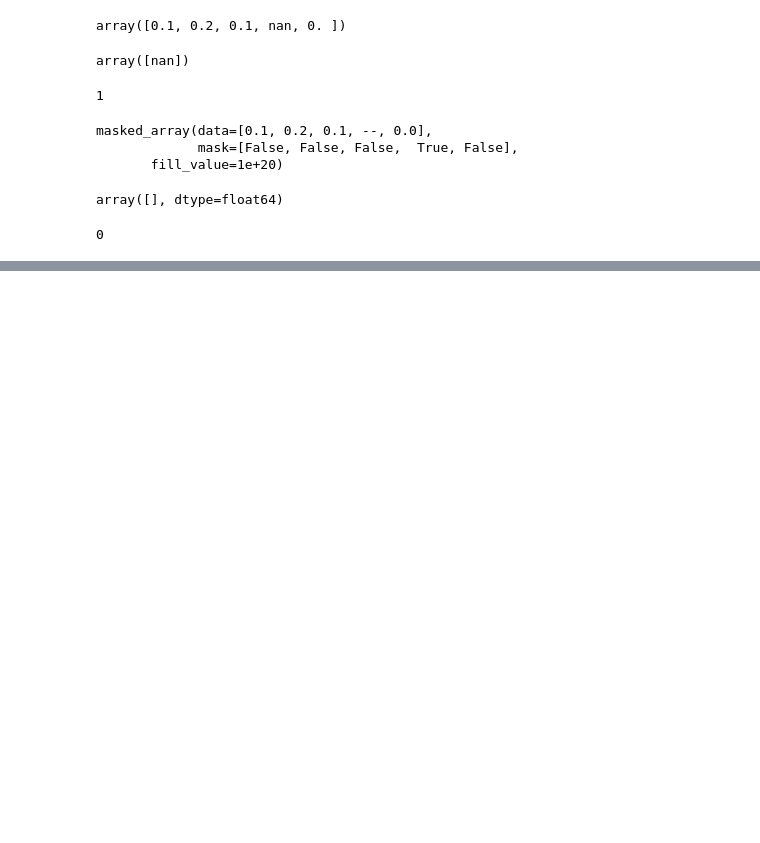
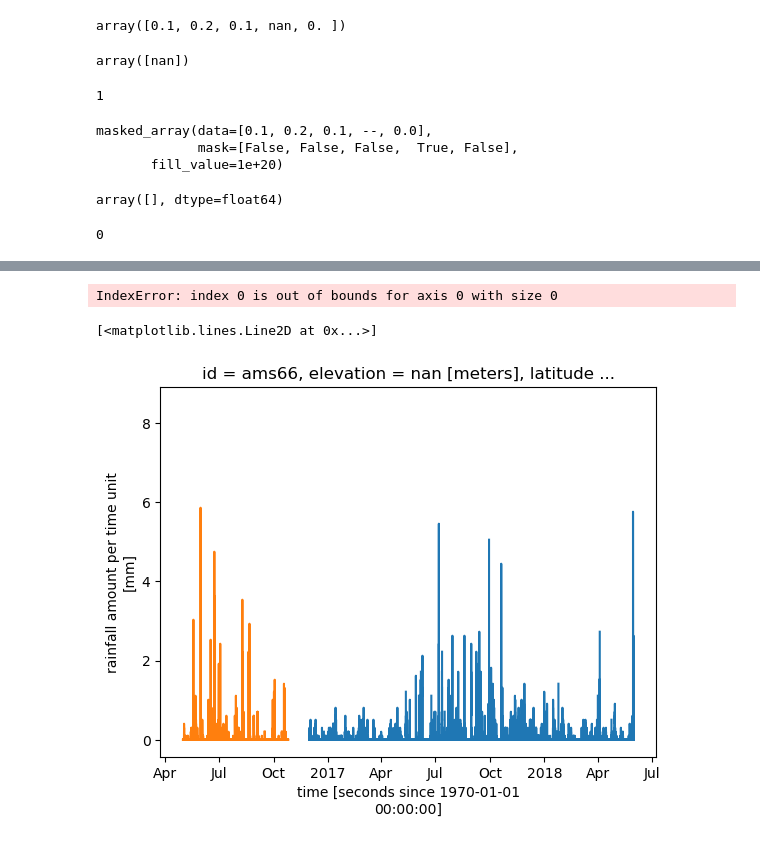
Before and after one commit to OpenSenseAction/dev_scratchpad, a Jupyter notebook: christian/PWS_code_dev.ipynb, the cells around one changed output, grey strips where cells are left out. Drawn from its saved outputs; the diff is of its cells as text; code cells hidden in the pictures; blank space fills up the shorter version.

```diff
--- a/christian/PWS_code_dev.ipynb
+++ b/christian/PWS_code_dev.ipynb
@@ -221,0 +438,12 @@ len(np.ma.compressed(x_masked[3]))
+# %%
+data_a = ds_pws.rainfall.isel(id=3).data
+data_b = ds_pws.rainfall.isel(id=65).data
+calc_indicator_correlation(data_a, data_b, prob=0.99, min_valid_overlap=None)
+# %% [output]
+IndexError: index 0 is out of bounds for axis 0 with size 0
+# %%
+ds_pws.rainfall.isel(id=3).plot()
+ds_pws.rainfall.isel(id=65).plot()
+# %% [output]
+[<matplotlib.lines.Line2D at 0x...>]
+[figure, added]
```
Also changed, not shown: parts of 25 cells of this notebook.
